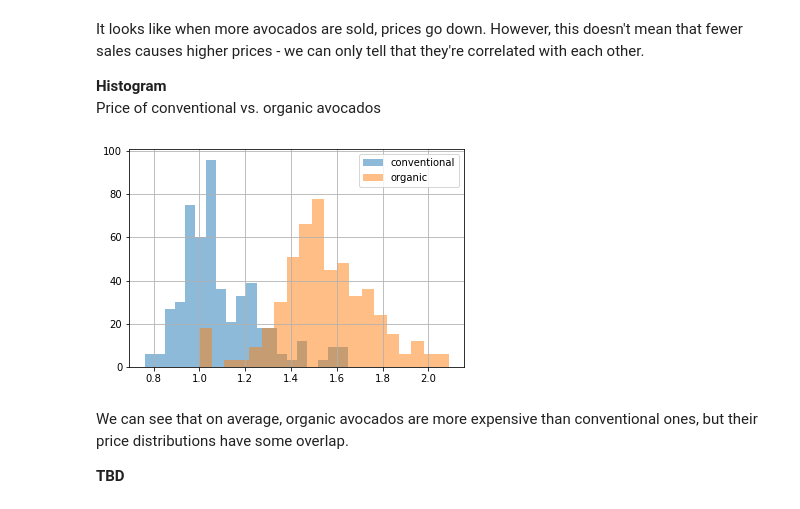
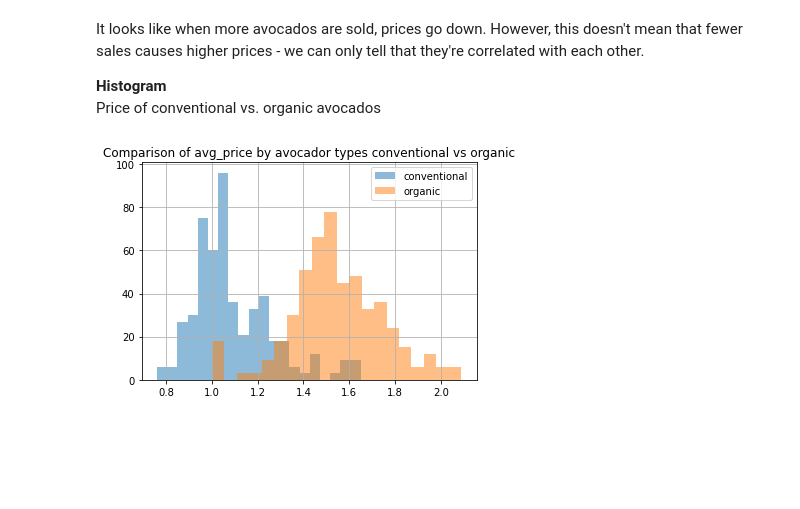
Before and after one commit to flyin01/dc, a Jupyter notebook: data_manipulation_w_pandas.ipynb, the cells around one changed output. Saved outputs shown, nothing was run; the diff lists cells and outputs as text; code cells hidden in the pictures; blank space fills up the shorter version.

```diff
--- a/data_manipulation_w_pandas.ipynb
+++ b/data_manipulation_w_pandas.ipynb
@@ -2231,18 +2231,16 @@ Price of conventional vs. organic avocados
 # %%
 # Modify bins to 20
 avocados[avocados["type"] == "conventional"]["avg_price"].hist(alpha=0.5,bins=20)
 
 # Modify bins to 20
 avocados[avocados["type"] == "organic"]["avg_price"].hist(alpha=0.5,bins=20)
 
+plt.title("Comparison of avg_price by avocador types conventional vs organic")
+
 # Add a legend
 plt.legend(["conventional", "organic"])
 
 # Show the plot
 plt.show()
 # %% [output]
-[figure, old version]
+[figure, new version]
-# %% [markdown]
-We can see that on average, organic avocados are more expensive than conventional ones, but their price distributions have some overlap.
-
-**TBD**
```
Also changed, not shown: parts of 13 cells of this notebook.
